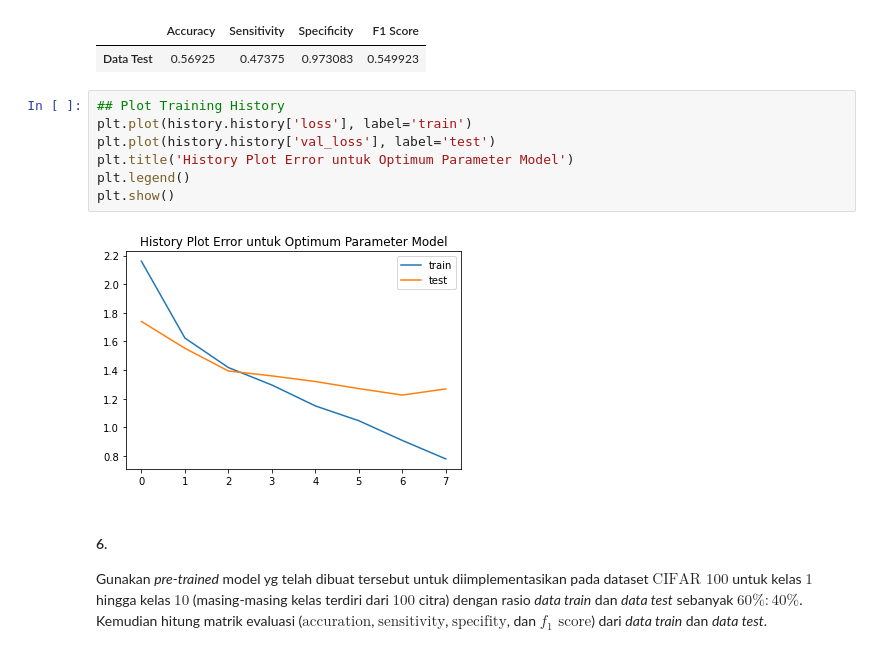
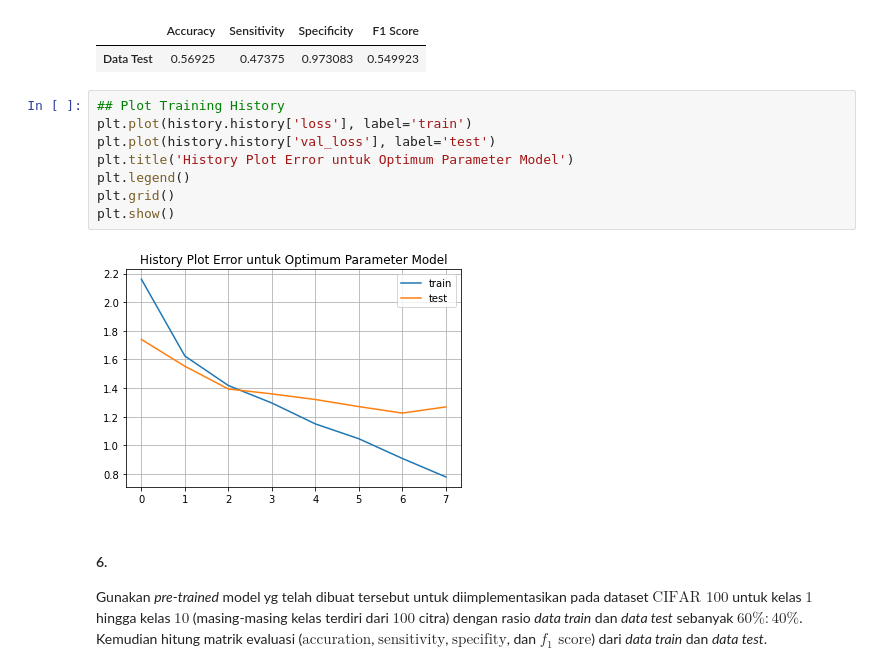
Before and after one commit to reiva5/CSC6801381-pemelajaran-mesin-lanjut, a Jupyter notebook: Lab 3/src/Tugas3_Jehian Norman Saviero_2006609645.ipynb, the cells around one changed output. Drawn from its saved outputs; the diff is of its cells as text.

Commit message:
Menambahkan Grid pada Semua Plotting

```diff
--- a/Lab 3/src/Tugas3_Jehian Norman Saviero_2006609645.ipynb
+++ b/Lab 3/src/Tugas3_Jehian Norman Saviero_2006609645.ipynb
@@ -676,12 +676,13 @@ predict_and_get_metrics(final_convolutional_model, x_test, y_test, label='Data T
 # %%
 ## Plot Training History
 plt.plot(history.history['loss'], label='train')
 plt.plot(history.history['val_loss'], label='test')
 plt.title('History Plot Error untuk Optimum Parameter Model')
 plt.legend()
+plt.grid()
 plt.show()
 # %% [output]
-[figure, old version]
+[figure, new version]
 # %% [markdown]
 #### 6.
 Gunakan _pre-trained_ model yg telah dibuat tersebut untuk diimplementasikan pada dataset $\text{CIFAR 100}$ untuk kelas $1$ hingga kelas $10$ (masing-masing kelas terdiri dari
```
Also changed, not shown: parts of 1 cell of this notebook.
